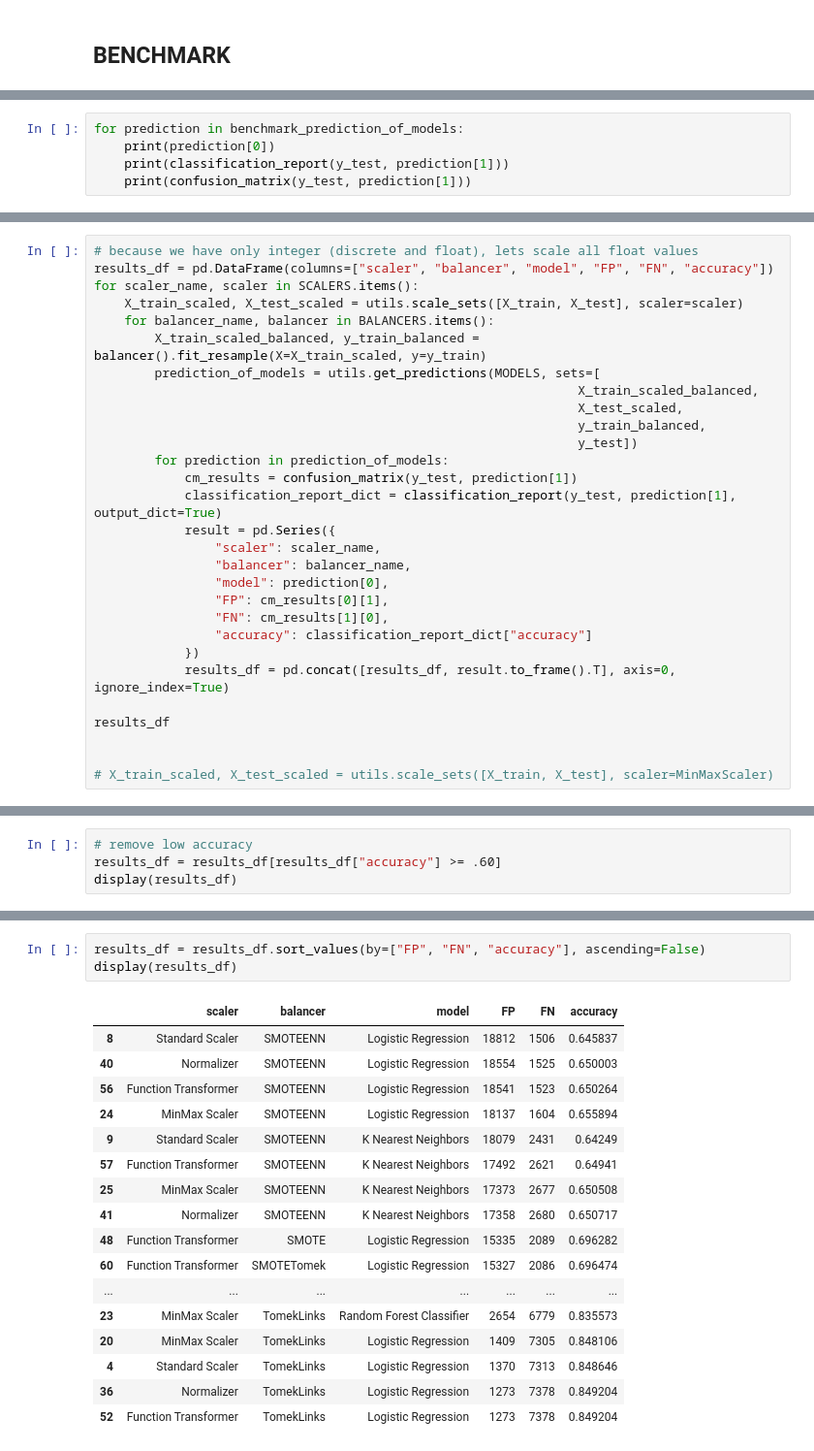
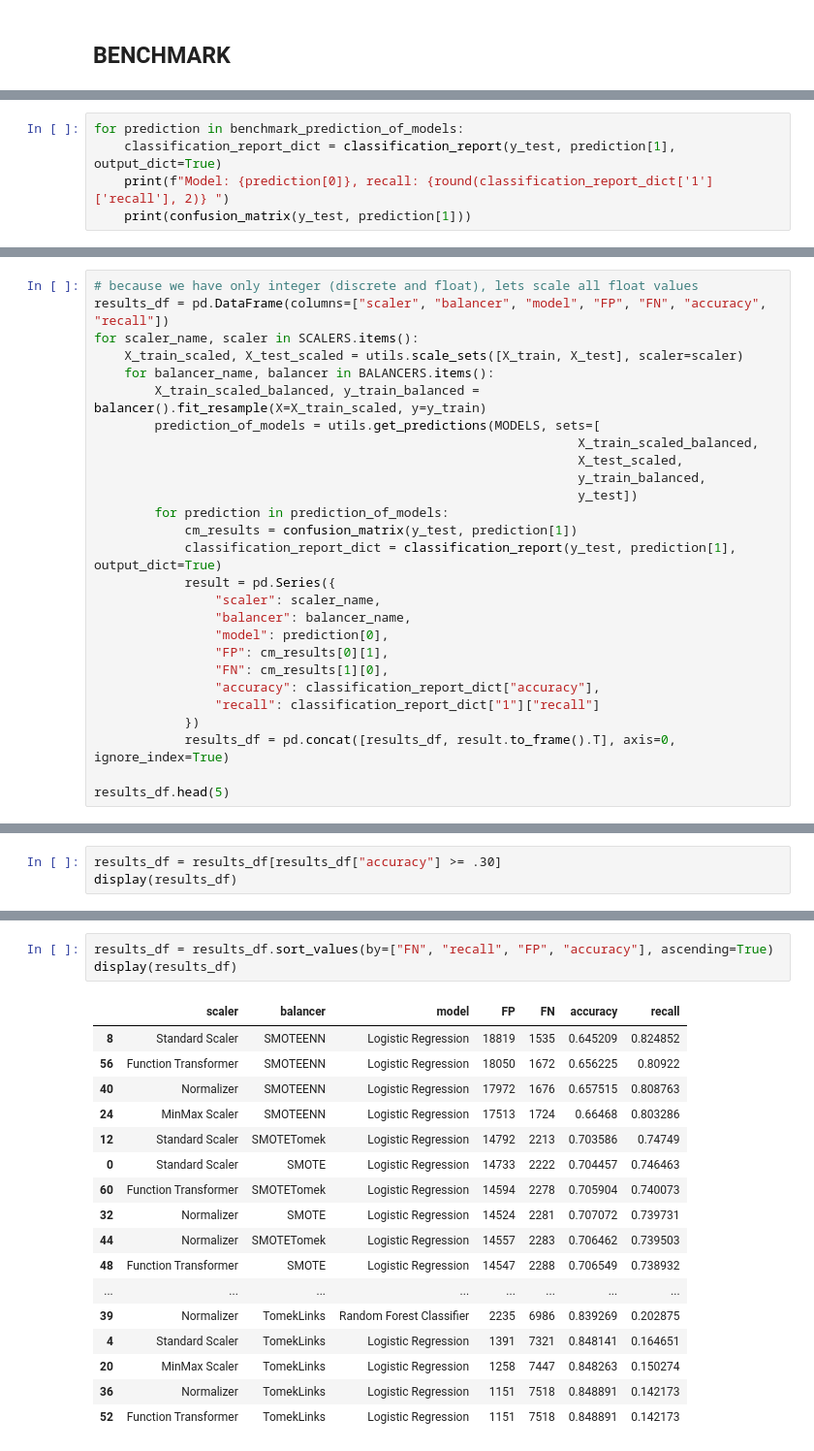
Before and after one commit to dplazau/ironhack-bootcamp, a Jupyter notebook: projects/ironhack-final-project/index.ipynb, the cells around one changed output, grey strips where cells are left out. Shown: that part at 97% size. Cells and saved outputs as stored; diff of their text form.

```diff
--- a/projects/ironhack-final-project/index.ipynb
+++ b/projects/ironhack-final-project/index.ipynb
@@ -260,6 +242,6 @@ Please also refer to the documentation for alternative solver options:
 # %%
 for prediction in benchmark_prediction_of_models:
-    print(prediction[0])
-    print(classification_report(y_test, prediction[1]))
+    classification_report_dict = classification_report(y_test, prediction[1], output_dict=True)
+    print(f"Model: {prediction[0]}, recall: {round(classification_report_dict['1']['recall'], 2)} ")
     print(confusion_matrix(y_test, prediction[1]))
 # %% [output]
@@ -285,6 +262,6 @@ weighted avg       0.80      0.84      0.81     57369
 # %%
 # because we have only integer (discrete and float), lets scale all float values
-results_df = pd.DataFrame(columns=["scaler", "balancer", "model", "FP", "FN", "accuracy"])
+results_df = pd.DataFrame(columns=["scaler", "balancer", "model", "FP", "FN", "accuracy", "recall"])
 for scaler_name, scaler in SCALERS.items():
     X_train_scaled, X_test_scaled = utils.scale_sets([X_train, X_test], scaler=scaler)
     for balancer_name, balancer in BALANCERS.items():
@@ -303,11 +280,9 @@ for scaler_name, scaler in SCALERS.items():
                 "model": prediction[0],
                 "FP": cm_results[0][1],
                 "FN": cm_results[1][0],
-                "accuracy": classification_report_dict["accuracy"]
+                "accuracy": classification_report_dict["accuracy"],
+                "recall": classification_report_dict["1"]["recall"]
             })
             results_df = pd.concat([results_df, result.to_frame().T], axis=0, ignore_index=True)
 
-results_df
-
-
-# X_train_scaled, X_test_scaled = utils.scale_sets([X_train, X_test], scaler=MinMaxScaler)
+results_df.head(5)
@@ -328,5 +289,4 @@ results_df
 # %%
-# remove low accuracy
-results_df = results_df[results_df["accuracy"] >= .60]
+results_df = results_df[results_df["accuracy"] >= .30]
 display(results_df)
 # %% [output]
@@ -350,21 +310,21 @@ display(results_df)
 # %%
-results_df = results_df.sort_values(by=["FP", "FN", "accuracy"], ascending=False)
+results_df = results_df.sort_values(by=["FN", "recall", "FP", "accuracy"], ascending=True)
 display(results_df)
 # %% [output]
-|  | scaler | balancer | model | FP | FN | accuracy |
-| 8 | Standard Scaler | SMOTEENN | Logistic Regression | 18812 | 1506 | 0.645837 |
-| 40 | Normalizer | SMOTEENN | Logistic Regression | 18554 | 1525 | 0.650003 |
-| 56 | Function Transformer | SMOTEENN | Logistic Regression | 18541 | 1523 | 0.650264 |
-| 24 | MinMax Scaler | SMOTEENN | Logistic Regression | 18137 | 1604 | 0.655894 |
-| 9 | Standard Scaler | SMOTEENN | K Nearest Neighbors | 18079 | 2431 | 0.64249 |
-| 57 | Function Transformer | SMOTEENN | K Nearest Neighbors | 17492 | 2621 | 0.64941 |
-| 25 | MinMax Scaler | SMOTEENN | K Nearest Neighbors | 17373 | 2677 | 0.650508 |
-| 41 | Normalizer | SMOTEENN | K Nearest Neighbors | 17358 | 2680 | 0.650717 |
-| 48 | Function Transformer | SMOTE | Logistic Regression | 15335 | 2089 | 0.696282 |
-| 60 | Function Transformer | SMOTETomek | Logistic Regression | 15327 | 2086 | 0.696474 |
-| ... | ... | ... | ... | ... | ... | ... |
-| 23 | MinMax Scaler | TomekLinks | Random Forest Classifier | 2654 | 6779 | 0.835573 |
-| 20 | MinMax Scaler | TomekLinks | Logistic Regression | 1409 | 7305 | 0.848106 |
-| 4 | Standard Scaler | TomekLinks | Logistic Regression | 1370 | 7313 | 0.848646 |
-| 36 | Normalizer | TomekLinks | Logistic Regression | 1273 | 7378 | 0.849204 |
-| 52 | Function Transformer | TomekLinks | Logistic Regression | 1273 | 7378 | 0.849204 |
+|  | scaler | balancer | model | FP | FN | accuracy | recall |
+| 8 | Standard Scaler | SMOTEENN | Logistic Regression | 18819 | 1535 | 0.645209 | 0.824852 |
+| 56 | Function Transformer | SMOTEENN | Logistic Regression | 18050 | 1672 | 0.656225 | 0.80922 |
+| 40 | Normalizer | SMOTEENN | Logistic Regression | 17972 | 1676 | 0.657515 | 0.808763 |
+| 24 | MinMax Scaler | SMOTEENN | Logistic Regression | 17513 | 1724 | 0.66468 | 0.803286 |
+| 12 | Standard Scaler | SMOTETomek | Logistic Regression | 14792 | 2213 | 0.703586 | 0.74749 |
+| 0 | Standard Scaler | SMOTE | Logistic Regression | 14733 | 2222 | 0.704457 | 0.746463 |
+| 60 | Function Transformer | SMOTETomek | Logistic Regression | 14594 | 2278 | 0.705904 | 0.740073 |
+| 32 | Normalizer | SMOTE | Logistic Regression | 14524 | 2281 | 0.707072 | 0.739731 |
+| 44 | Normalizer | SMOTETomek | Logistic Regression | 14557 | 2283 | 0.706462 | 0.739503 |
+| 48 | Function Transformer | SMOTE | Logistic Regression | 14547 | 2288 | 0.706549 | 0.738932 |
+| ... | ... | ... | ... | ... | ... | ... | ... |
+| 39 | Normalizer | TomekLinks | Random Forest Classifier | 2235 | 6986 | 0.839269 | 0.202875 |
+| 4 | Standard Scaler | TomekLinks | Logistic Regression | 1391 | 7321 | 0.848141 | 0.164651 |
+| 20 | MinMax Scaler | TomekLinks | Logistic Regression | 1258 | 7447 | 0.848263 | 0.150274 |
+| 36 | Normalizer | TomekLinks | Logistic Regression | 1151 | 7518 | 0.848891 | 0.142173 |
+| 52 | Function Transformer | TomekLinks | Logistic Regression | 1151 | 7518 | 0.848891 | 0.142173 |
```
Also changed, not shown: parts of 10 cells of this notebook, 3 other files.
